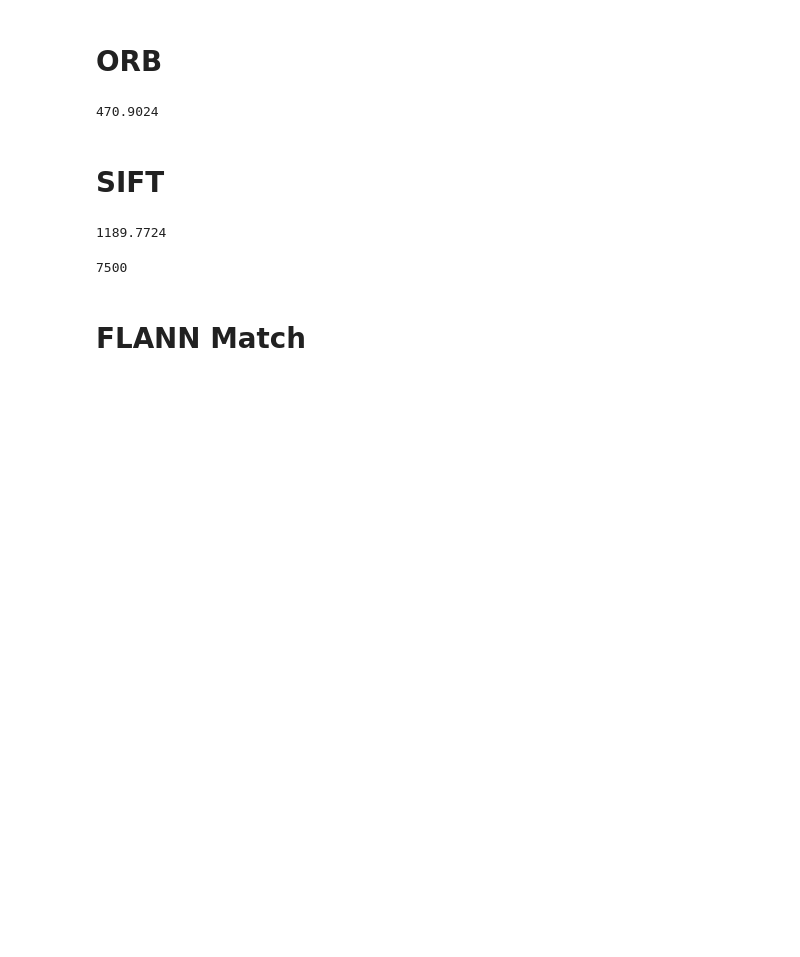
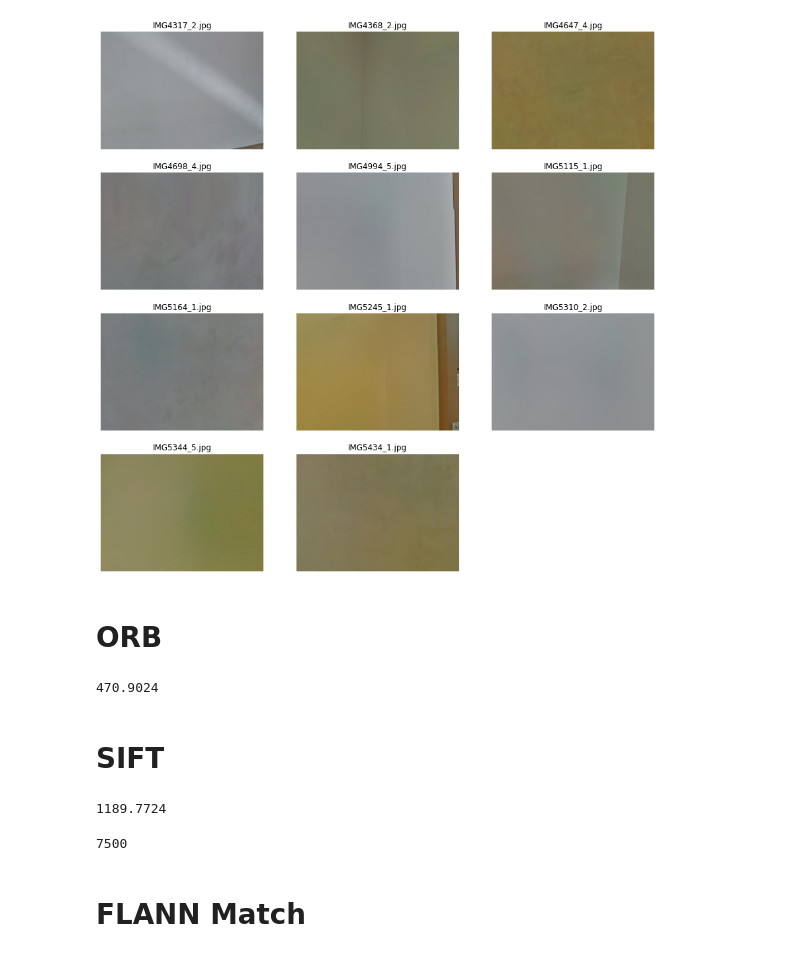
Before and after one commit to echoid/Fine-grained-localisation, a Jupyter notebook: sift_FLANN.ipynb, the cells around one changed output. Saved outputs shown, nothing was run; the diff lists cells and outputs as text; code cells hidden in the pictures; blank space fills up the shorter version.

```diff
--- a/sift_FLANN.ipynb
+++ b/sift_FLANN.ipynb
@@ -7,5 +7,16 @@ from tqdm import tqdm
 
 from collections import defaultdict
+# %%
+def show_image(images,name,row,col,size1=15,size2=15):
+    n = len(images)
+    plt.subplots(figsize=(15, 15))
+
+    for i in range(n):
+        plt.subplot(row,col,i+1)
+        plt.title(name[i])
+        plt.imshow(images[i], cmap='gray')
+        plt.axis('off')
+    plt.show()
 # %%
 train_path = "data/train"
 test_path = "data/test"
@@ -16,6 +27,17 @@ test = os.listdir(test_path)
 train_image = [cv2.cvtColor(cv2.imread(os.path.join(train_path, image)), cv2.COLOR_BGR2RGB)  for image in train ]
 # %%
 test_image = [cv2.cvtColor(cv2.imread(os.path.join(test_path, image)), cv2.COLOR_BGR2RGB)  for image in test ]
+# %%
+blank = []
+for i in range(len(des_test_orb)):
+    try:
+        len(des_test_orb[i])
+    except:
+        blank.append(i)
+# %%
+show_image(list(map(test_image.__getitem__,blank)),list(map(test.__getitem__,blank)),4,3)
+# %% [output]
+[figure, added]
 # %% [markdown]
 # ORB
 # %%
```
Also changed, not shown: parts of 5 cells of this notebook, 4 other files.
